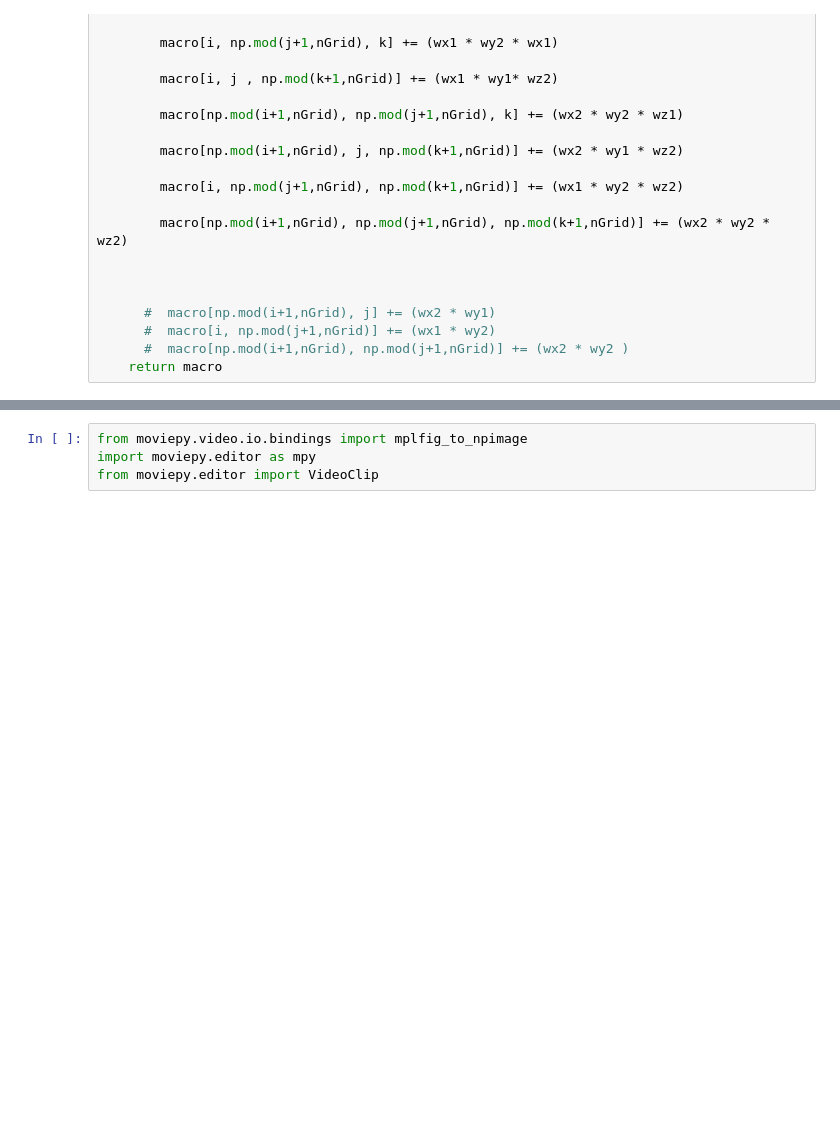
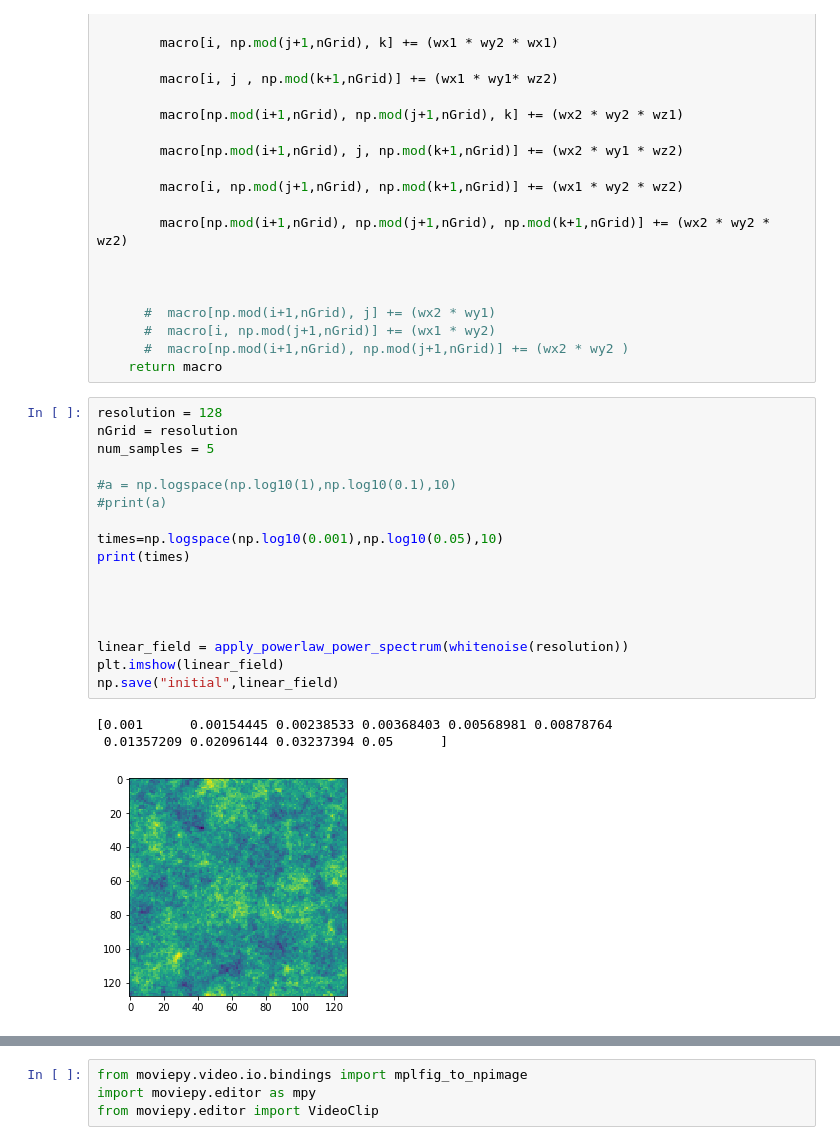
Before and after one commit to ArgonneCPAC/StatMLmeet, a Jupyter notebook: zeldo/notebooks/Zeldo 2d data generation.ipynb, the cells around one changed output, grey strips where cells are left out. Saved outputs shown, nothing was run; the diff lists cells and outputs as text; blank space fills up the shorter version.

```diff
--- a/zeldo/notebooks/Zeldo 2d data generation.ipynb
+++ b/zeldo/notebooks/Zeldo 2d data generation.ipynb
@@ -226,4 +242,25 @@ def densityCIC3d(x,y,z):   #  0 <  x, y, z < nGr in 1D
       #  macro[i, np.mod(j+1,nGrid)] += (wx1 * wy2)
       #  macro[np.mod(i+1,nGrid), np.mod(j+1,nGrid)] += (wx2 * wy2 )
     return macro
+# %%
+resolution = 128
+nGrid = resolution
+num_samples = 5
+
+#a = np.logspace(np.log10(1),np.log10(0.1),10)
+#print(a)
+
+times=np.logspace(np.log10(0.001),np.log10(0.05),10)
+print(times)
+
+
+
+
+linear_field = apply_powerlaw_power_spectrum(whitenoise(resolution))
+plt.imshow(linear_field)
+np.save("initial",linear_field)
+# %% [output]
+[0.001      0.00154445 0.00238533 0.00368403 0.00568981 0.00878764
+ 0.01357209 0.02096144 0.03237394 0.05      ]
+[figure, added]
 # %%
```
Also changed, not shown: parts of 13 cells of this notebook.
